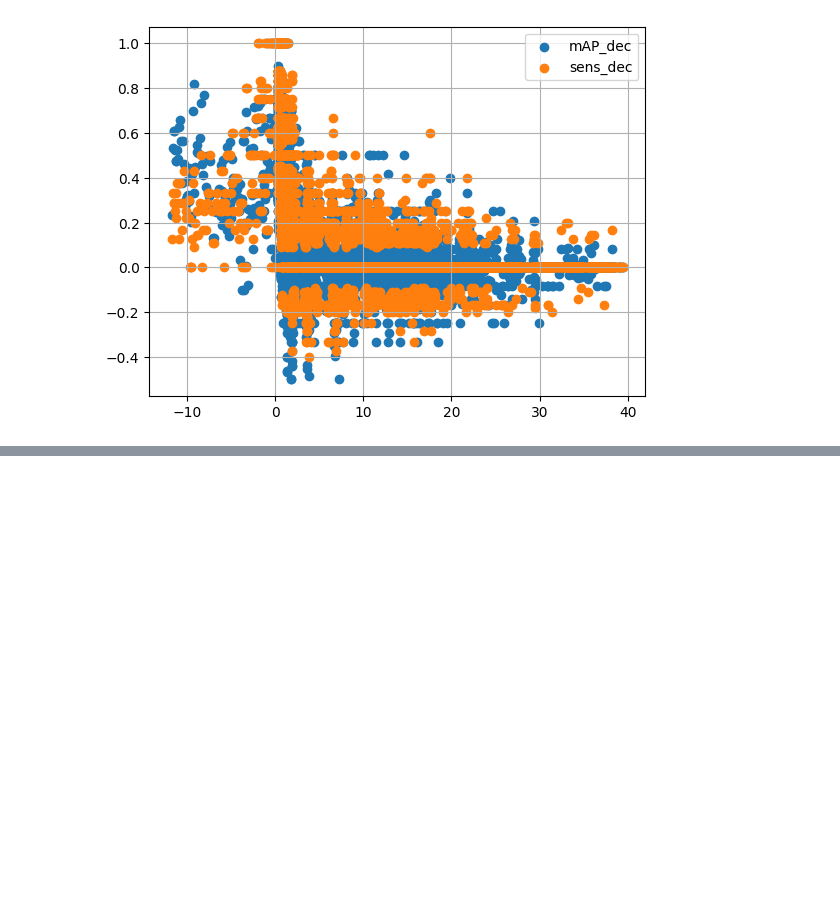
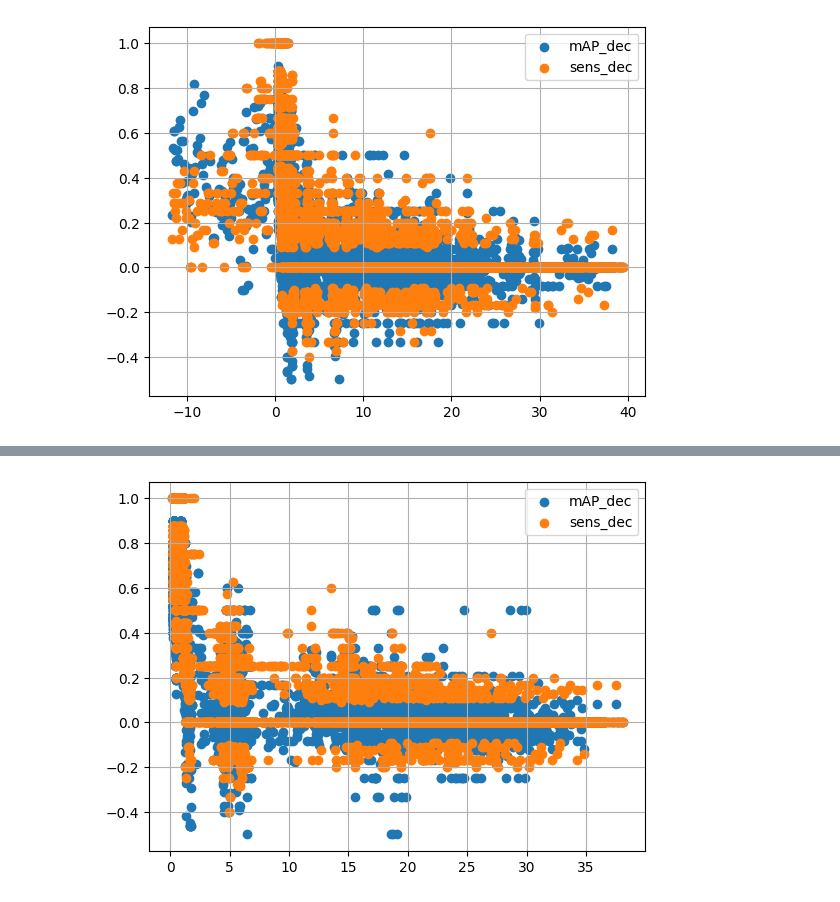
Before and after one commit to Rexyyj/split_DNN_framework, a Jupyter notebook: stable_tests/plot/snr_plot.ipynb, the cells around one changed output, grey strips where cells are left out. Saved outputs shown, nothing was run; the diff lists cells and outputs as text; code cells hidden in the pictures; blank space fills up the shorter version.

```diff
--- a/stable_tests/plot/snr_plot.ipynb
+++ b/stable_tests/plot/snr_plot.ipynb
@@ -32,7 +32,7 @@ for p in pruning:
     cha_df = cha_df_group.get_group(p)
     map_quality_df = map_df.groupby("quality")
     cha_quality_df = cha_df.groupby("quality")
-    for q in jpeg_quality:
+    for q in quality:
         map_plot_df= map_quality_df.get_group(q)
         cha_plot_df= cha_quality_df.get_group(q)
         snr += cha_plot_df["reconstruct_snr"].to_list()
@@ -109,0 +112,45 @@ plt.scatter(cha_plot_df["reconstruct_snr"].to_numpy(),local_map["map"].to_numpy(
+# %%
+pruning = [0.05, 0.1, 0.15, 0.2, 0.25,0.3,0.35]
+quality = [2,4,6,8,10]
+# %%
+snr =[]
+map_diff=[]
+map_raw =[]
+sens_diff =[]
+sens_raw = []
+
+map_df_group = decom_map.groupby("pruning_thresh")
+cha_df_group =decom_cha.groupby("pruning_thresh")
+for p in pruning:
+    map_df = map_df_group.get_group(p)
+    cha_df = cha_df_group.get_group(p)
+    map_quality_df = map_df.groupby("quality")
+    cha_quality_df = cha_df.groupby("quality")
+    for q in quality:
+        map_plot_df= map_quality_df.get_group(q)
+        cha_plot_df= cha_quality_df.get_group(q)
+        snr += cha_plot_df["reconstruct_snr"].to_list()
+        map_des = local_map["map"].to_numpy() - map_plot_df["map"].to_numpy()
+        map_diff += map_des.tolist()
+        map_raw +=map_plot_df["map"].to_list()
+        sens_raw += map_plot_df["sensitivity"].to_list()
+        sens_des = local_map["sensitivity"].to_numpy() - map_plot_df["sensitivity"].to_numpy()
+        sens_diff += sens_des.tolist()
+
+snr =np.array(snr)
+map_diff=np.array(map_diff)
+map_raw = np.array(map_raw)
+sens_diff = np.array(sens_diff)
+sens_raw = np.array(sens_raw)
+
+snr_cleaned = snr[np.isnan(snr) ==False]
+map_diff = map_diff[np.isnan(snr) ==False]
+sens_diff = sens_diff[np.isnan(snr) ==False]
+# %%
+plt.figure()
+plt.scatter(snr_cleaned, map_diff, label="mAP_dec")
+plt.scatter(snr_cleaned, sens_diff, label= "sens_dec")
+plt.legend()
+plt.grid()
+# %% [output]
+[figure, added]
```
Also changed, not shown: parts of 9 cells of this notebook, 6 other files.
